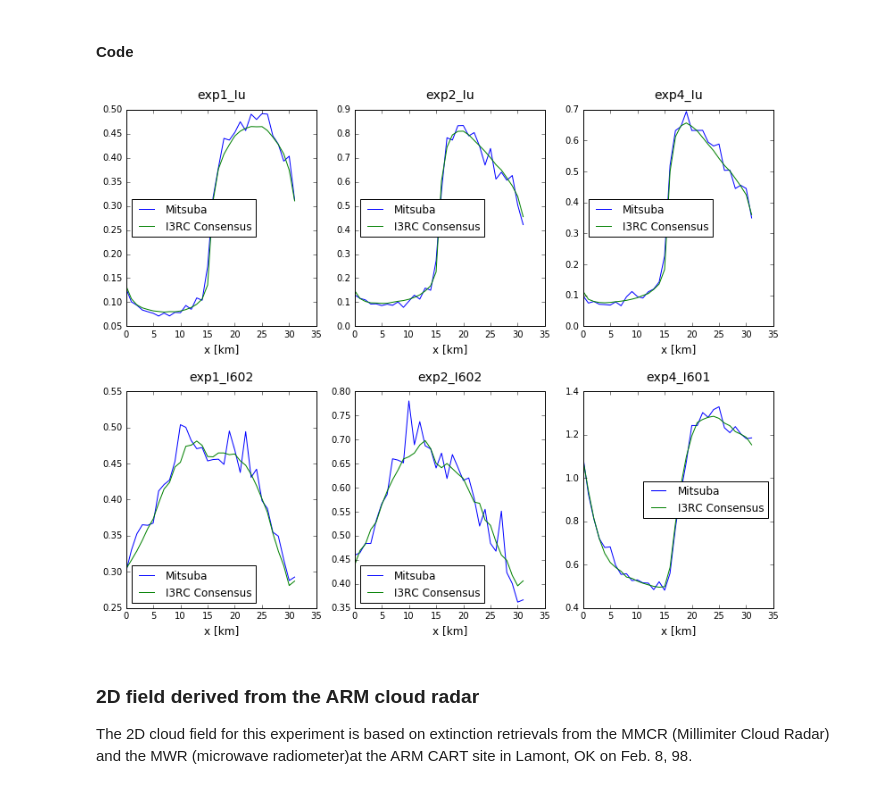
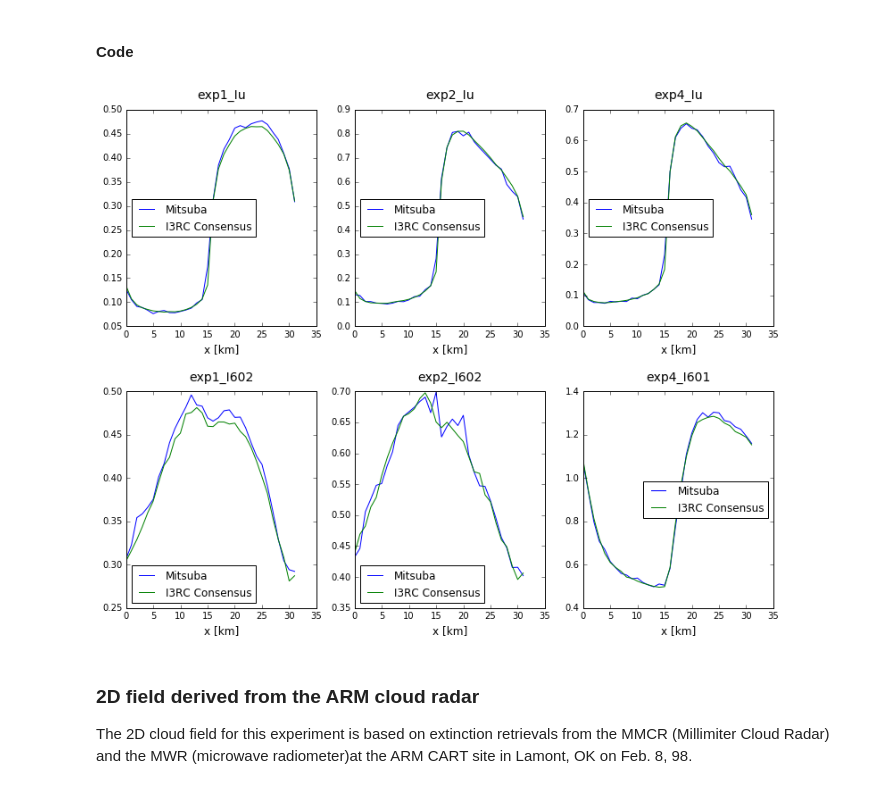
Before and after one commit to aviadlevis/mitsuba, a Jupyter notebook: notebooks/test_i3rc.ipynb, the cells around one changed output. Cells and saved outputs as stored; diff of their text form; code cells hidden in the pictures.

```diff
--- a/notebooks/test_i3rc.ipynb
+++ b/notebooks/test_i3rc.ipynb
@@ -200,14 +196,14 @@ SOLAR GEOMETRY:
 # %%
 case = i3rc.Case1()
 experiments = ['exp1_Iu', 'exp2_Iu', 'exp4_Iu', 'exp1_I602', 'exp2_I602', 'exp4_I601']
 
-mitsuba_results = renderMitsuba(case, experiments, nsamples=16384, ncores=ncores)
+mitsuba_results = renderMitsuba(case, experiments, nsamples=100000, ncores=ncores)
 i3rc_results = loadI3RC(case, experiments)
 
 %matplotlib inline
 plot_compareResults1D(experiments, mitsuba_results, i3rc_results)
 # %% [output]
-[figure, old version]
+[figure, new version]
 # %% [markdown]
 ### 2D field derived from the ARM cloud radar
 
```
Also changed, not shown: parts of 6 cells of this notebook, 2 other files.
